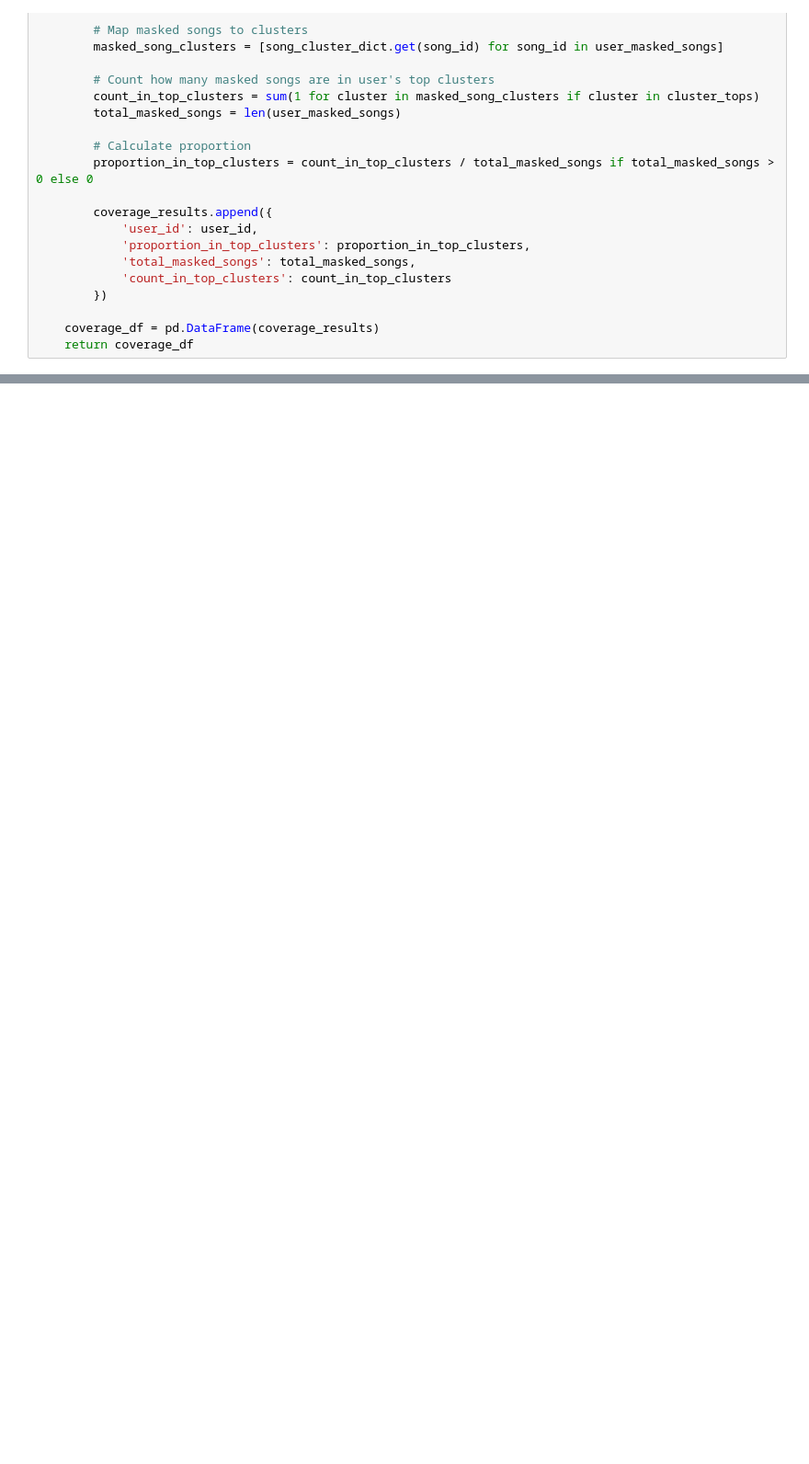
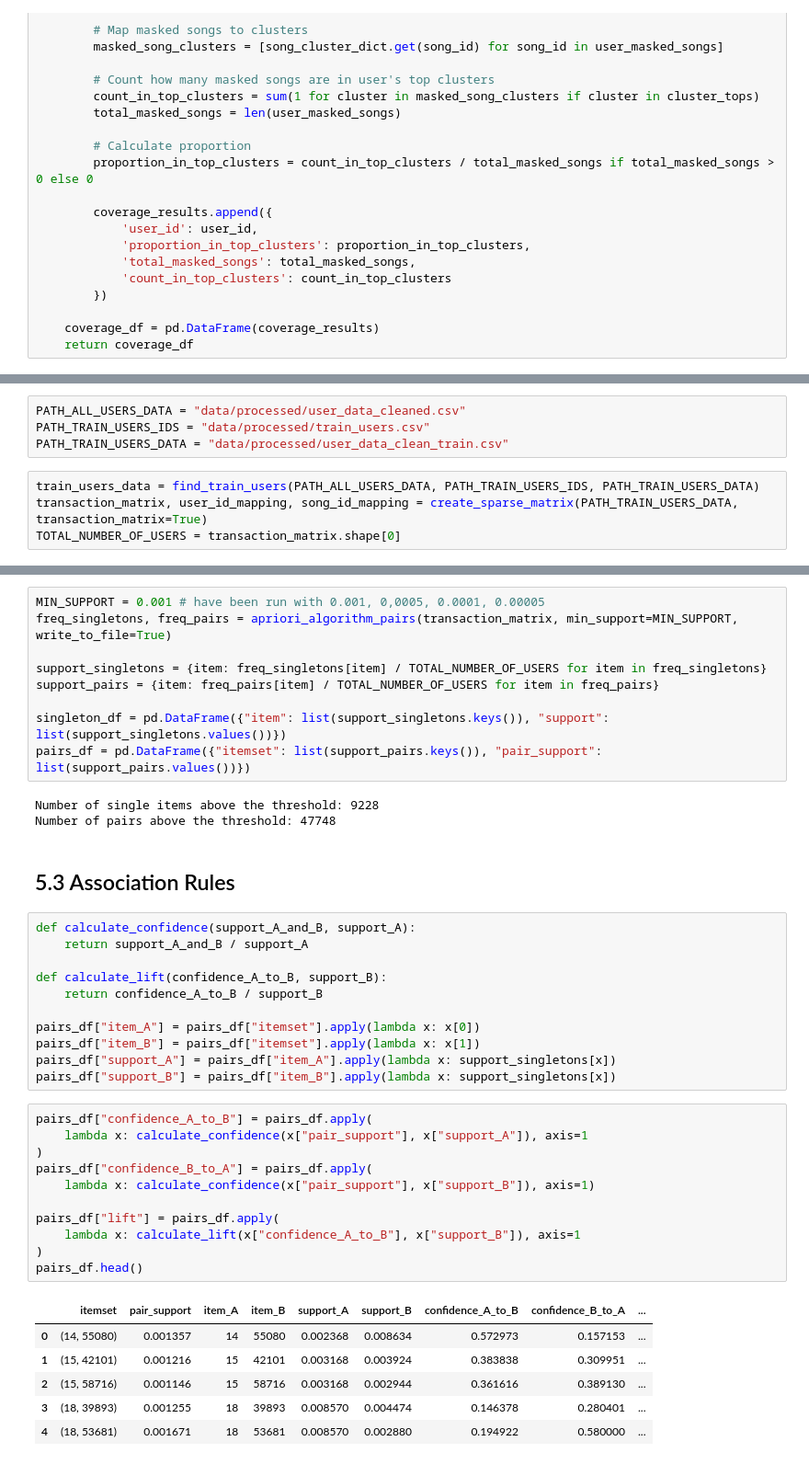
Before and after one commit to JasminThari/Music-Recommender-System, a Jupyter notebook: ExplainerNotebook.ipynb, the cells around one changed output, grey strips where cells are left out. Shown at 92% size. Drawn from its saved outputs; the diff is of its cells as text; blank space fills up the shorter version.

```diff
--- a/ExplainerNotebook.ipynb
+++ b/ExplainerNotebook.ipynb
@@ -1623,0 +1887,8 @@ def ensemble_recommender(recommendations_cluster_df: pd.DataFrame,
+# %%
+PATH_ALL_USERS_DATA = "data/processed/user_data_cleaned.csv"
+PATH_TRAIN_USERS_IDS = "data/processed/train_users.csv"
+PATH_TRAIN_USERS_DATA = "data/processed/user_data_clean_train.csv"
+# %%
+train_users_data = find_train_users(PATH_ALL_USERS_DATA, PATH_TRAIN_USERS_IDS, PATH_TRAIN_USERS_DATA)
+transaction_matrix, user_id_mapping, song_id_mapping = create_sparse_matrix(PATH_TRAIN_USERS_DATA, transaction_matrix=True)
+TOTAL_NUMBER_OF_USERS = transaction_matrix.shape[0]
@@ -1623,0 +1969,43 @@ def ensemble_recommender(recommendations_cluster_df: pd.DataFrame,
+# %%
+MIN_SUPPORT = 0.001 # have been run with 0.001, 0,0005, 0.0001, 0.00005
+freq_singletons, freq_pairs = apriori_algorithm_pairs(transaction_matrix, min_support=MIN_SUPPORT, write_to_file=True)
+
+support_singletons = {item: freq_singletons[item] / TOTAL_NUMBER_OF_USERS for item in freq_singletons}
+support_pairs = {item: freq_pairs[item] / TOTAL_NUMBER_OF_USERS for item in freq_pairs}
+
+singleton_df = pd.DataFrame({"item": list(support_singletons.keys()), "support": list(support_singletons.values())})
+pairs_df = pd.DataFrame({"itemset": list(support_pairs.keys()), "pair_support": list(support_pairs.values())})
+# %% [output]
+Number of single items above the threshold: 9228
+Number of pairs above the threshold: 47748
+# %% [markdown]
+## 5.3 Association Rules
+# %%
+def calculate_confidence(support_A_and_B, support_A):
+    return support_A_and_B / support_A
+
+def calculate_lift(confidence_A_to_B, support_B):
+    return confidence_A_to_B / support_B
+
+pairs_df["item_A"] = pairs_df["itemset"].apply(lambda x: x[0])
+pairs_df["item_B"] = pairs_df["itemset"].apply(lambda x: x[1])
+pairs_df["support_A"] = pairs_df["item_A"].apply(lambda x: support_singletons[x])
+pairs_df["support_B"] = pairs_df["item_B"].apply(lambda x: support_singletons[x])
+# %%
+pairs_df["confidence_A_to_B"] = pairs_df.apply(
+    lambda x: calculate_confidence(x["pair_support"], x["support_A"]), axis=1
+)
+pairs_df["confidence_B_to_A"] = pairs_df.apply(
+    lambda x: calculate_confidence(x["pair_support"], x["support_B"]), axis=1)
+
+pairs_df["lift"] = pairs_df.apply(
+    lambda x: calculate_lift(x["confidence_A_to_B"], x["support_B"]), axis=1
+)
+pairs_df.head()
+# %% [output]
+|  | itemset | pair_support | item_A | item_B | support_A | support_B | confidence_A_to_B | confidence_B_to_A | ... |
+| 0 | (14, 55080) | 0.001357 | 14 | 55080 | 0.002368 | 0.008634 | 0.572973 | 0.157153 | ... |
+| 1 | (15, 42101) | 0.001216 | 15 | 42101 | 0.003168 | 0.003924 | 0.383838 | 0.309951 | ... |
+| 2 | (15, 58716) | 0.001146 | 15 | 58716 | 0.003168 | 0.002944 | 0.361616 | 0.389130 | ... |
+| 3 | (18, 39893) | 0.001255 | 18 | 39893 | 0.008570 | 0.004474 | 0.146378 | 0.280401 | ... |
+| 4 | (18, 53681) | 0.001671 | 18 | 53681 | 0.008570 | 0.002880 | 0.194922 | 0.580000 | ... |
```
Also changed, not shown: parts of 90 cells of this notebook, 2 other files.
